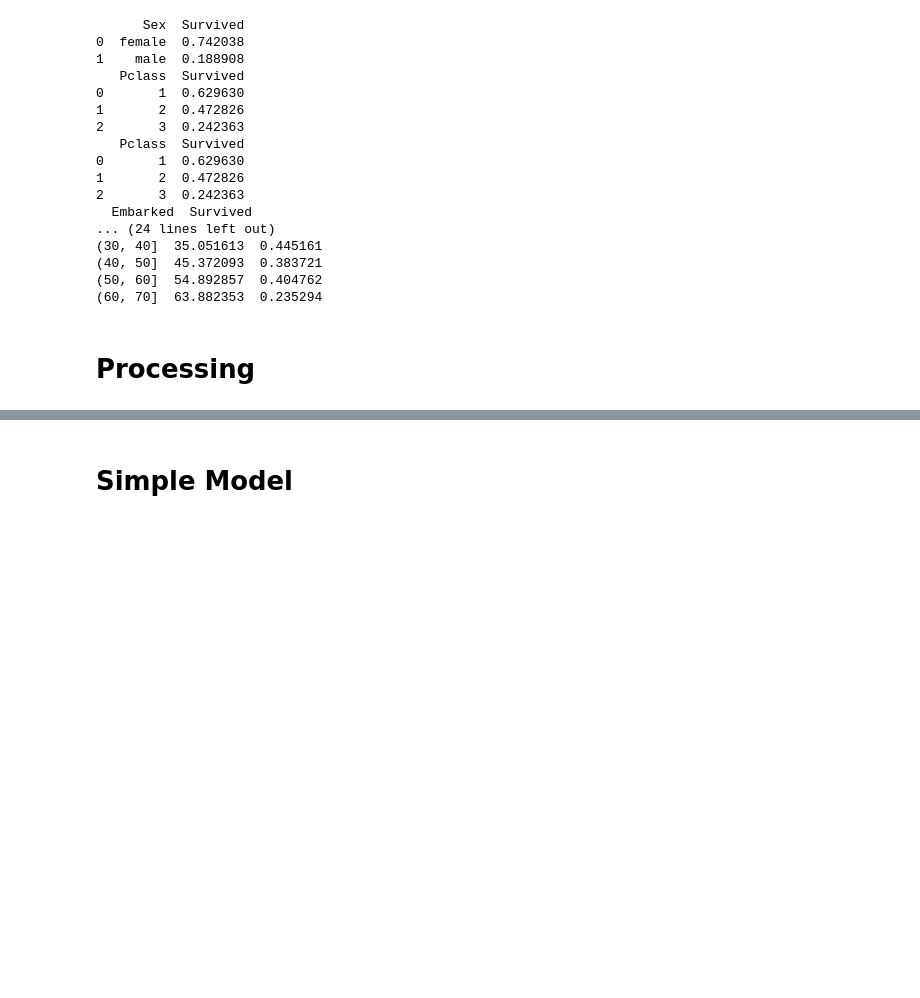
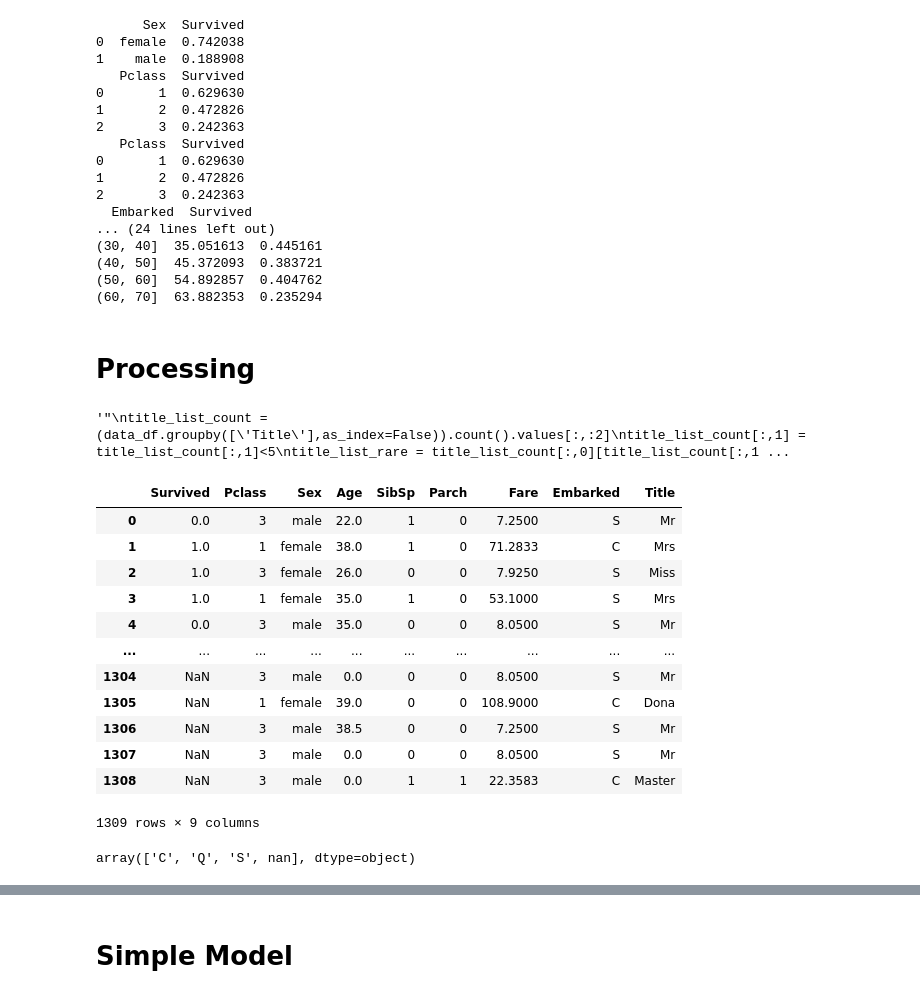
Before and after one commit to ChandraLiuswanto/Kaggle_submission, a Jupyter notebook: Titanic/main.ipynb, the cells around one changed output, grey strips where cells are left out. Cells and saved outputs as stored; diff of their text form; code cells hidden in the pictures; blank space fills up the shorter version.

```diff
--- a/Titanic/main.ipynb
+++ b/Titanic/main.ipynb
@@ -67,15 +74,35 @@ print(train_df[['Age','Survived']].groupby([pd.cut(train_df['Age'],list(range(0,
 # %% [markdown]
 # Processing
 # %%
-data_df['Title'] = data_df['Name'].str.extract(r'\,.([A-Z].*\.)')
+data_df['Title'] = data_df['Name'].str.extract(r' ([A-Za-z]+)\.')
 data_df = data_df.drop(columns=['Name','Ticket','Cabin','PassengerId'])
 data_df['Age']  = data_df['Age'].fillna(0)
+""""
 title_list_count = (data_df.groupby(['Title'],as_index=False)).count().values[:,:2]
 title_list_count[:,1] = title_list_count[:,1]<5
 title_list_rare = title_list_count[:,0][title_list_count[:,1]==True].astype(str)
 for x in range(data_df.shape[0]):
     if data_df['Title'].loc[x] in title_list_rare:
         data_df['Title'].loc[x] = 'etc'
+"""
+# %% [output]
+'"\ntitle_list_count = (data_df.groupby([\'Title\'],as_index=False)).count().values[:,:2]\ntitle_list_count[:,1] = title_list_count[:,1]<5\ntitle_list_rare = title_list_count[:,0][title_list_count[:,1 ...
+# %%
+data_df
+# %% [output]
+|  | Survived | Pclass | Sex | Age | SibSp | Parch | Fare | Embarked | Title |
+| 0 | 0.0 | 3 | male | 22.0 | 1 | 0 | 7.2500 | S | Mr |
+| 1 | 1.0 | 1 | female | 38.0 | 1 | 0 | 71.2833 | C | Mrs |
+| 2 | 1.0 | 3 | female | 26.0 | 0 | 0 | 7.9250 | S | Miss |
+| 3 | 1.0 | 1 | female | 35.0 | 1 | 0 | 53.1000 | S | Mrs |
+| 4 | 0.0 | 3 | male | 35.0 | 0 | 0 | 8.0500 | S | Mr |
+| ... | ... | ... | ... | ... | ... | ... | ... | ... | ... |
+| 1304 | NaN | 3 | male | 0.0 | 0 | 0 | 8.0500 | S | Mr |
+| 1305 | NaN | 1 | female | 39.0 | 0 | 0 | 108.9000 | C | Dona |
+| 1306 | NaN | 3 | male | 38.5 | 0 | 0 | 7.2500 | S | Mr |
+| 1307 | NaN | 3 | male | 0.0 | 0 | 0 | 8.0500 | S | Mr |
+| 1308 | NaN | 3 | male | 0.0 | 1 | 1 | 22.3583 | C | Master |
+1309 rows × 9 columns
 # %%
 from sklearn import preprocessing
 label_list = ['Sex','Title','Embarked']
@@ -90,3 +118,7 @@ y_train = train_data['Survived']
 
 X_test = test_data.drop(columns=['Survived'])
 X_test['Fare'] = X_test['Fare'].fillna(0)
+# %%
+le[2].classes_
+# %% [output]
+array(['C', 'Q', 'S', nan], dtype=object)
```
Also changed, not shown: parts of 16 cells of this notebook, 3 other files.
